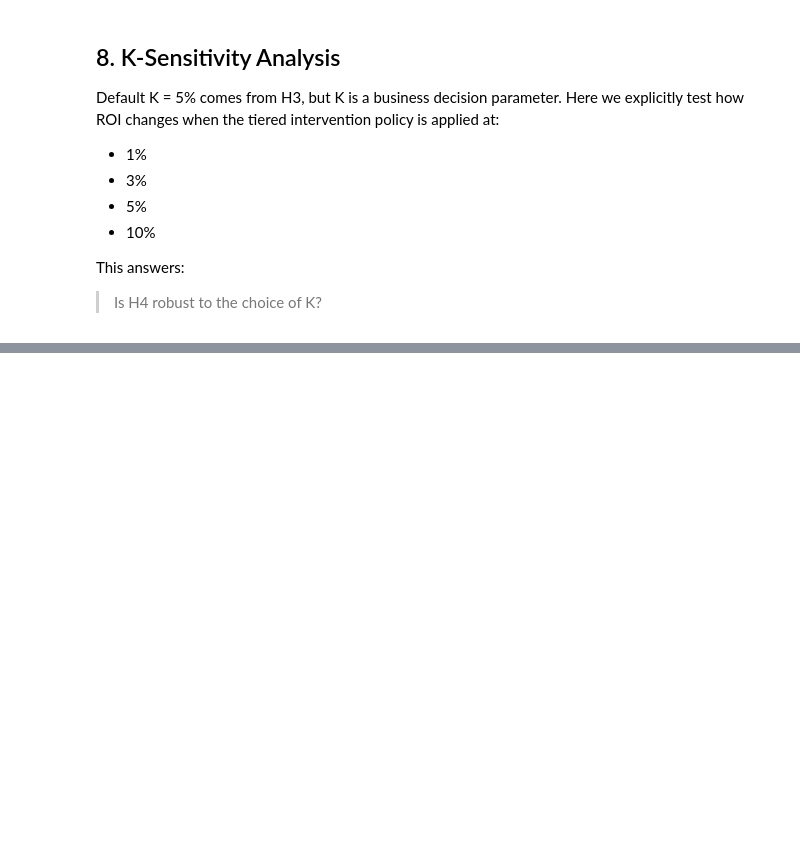
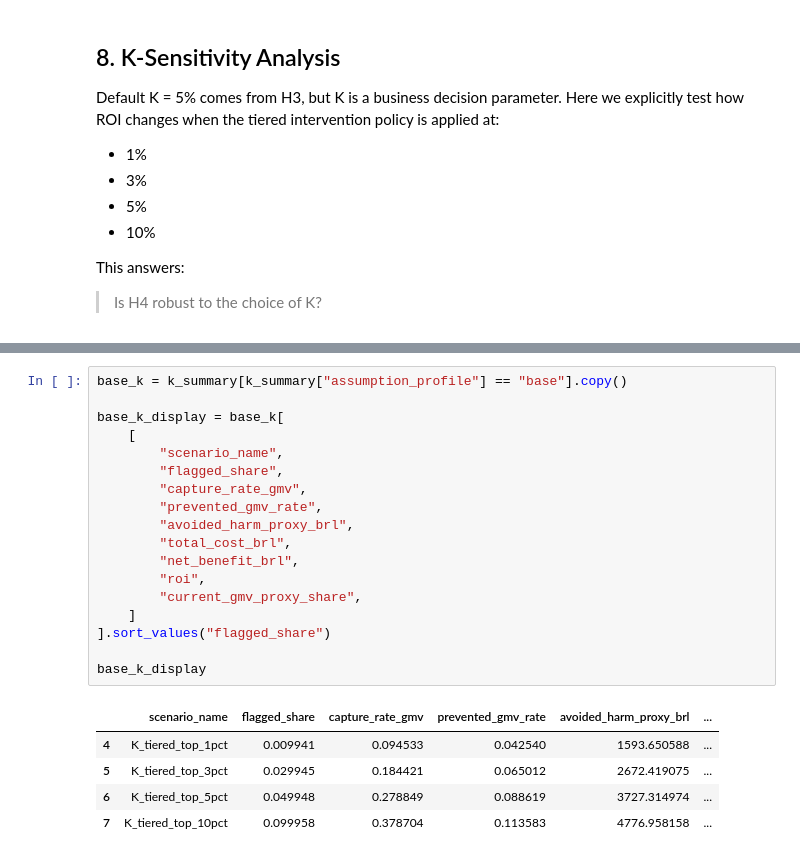
Before and after one commit to andrewyang0620/marketplace-sla-risk-analysis, a Jupyter notebook: notebooks/04_intervention_roi.ipynb, the cells around one changed output, grey strips where cells are left out. Saved outputs shown, nothing was run; the diff lists cells and outputs as text; blank space fills up the shorter version.

```diff
--- a/notebooks/04_intervention_roi.ipynb
+++ b/notebooks/04_intervention_roi.ipynb
@@ -372,0 +408,24 @@ This answers:
+# %%
+base_k = k_summary[k_summary["assumption_profile"] == "base"].copy()
+
+base_k_display = base_k[
+    [
+        "scenario_name",
+        "flagged_share",
+        "capture_rate_gmv",
+        "prevented_gmv_rate",
+        "avoided_harm_proxy_brl",
+        "total_cost_brl",
+        "net_benefit_brl",
+        "roi",
+        "current_gmv_proxy_share",
+    ]
+].sort_values("flagged_share")
+
+base_k_display
+# %% [output]
+|  | scenario_name | flagged_share | capture_rate_gmv | prevented_gmv_rate | avoided_harm_proxy_brl | ... |
+| 4 | K_tiered_top_1pct | 0.009941 | 0.094533 | 0.042540 | 1593.650588 | ... |
+| 5 | K_tiered_top_3pct | 0.029945 | 0.184421 | 0.065012 | 2672.419075 | ... |
+| 6 | K_tiered_top_5pct | 0.049948 | 0.278849 | 0.088619 | 3727.314974 | ... |
+| 7 | K_tiered_top_10pct | 0.099958 | 0.378704 | 0.113583 | 4776.958158 | ... |
```
Also changed, not shown: parts of 2 cells of this notebook, 1 other file.
